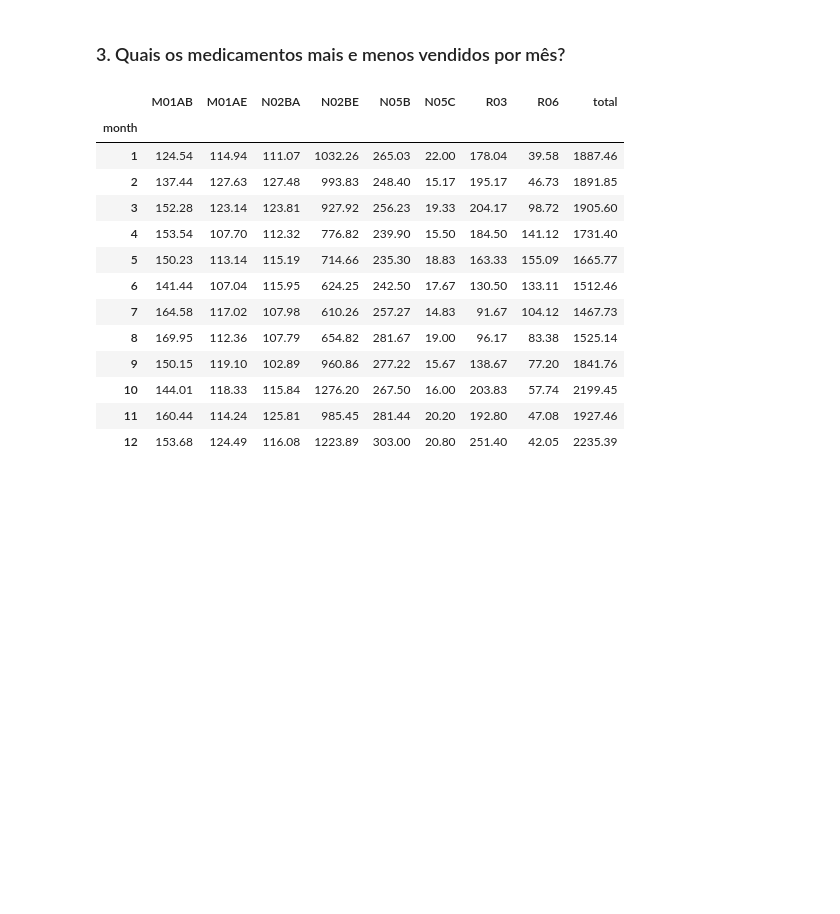
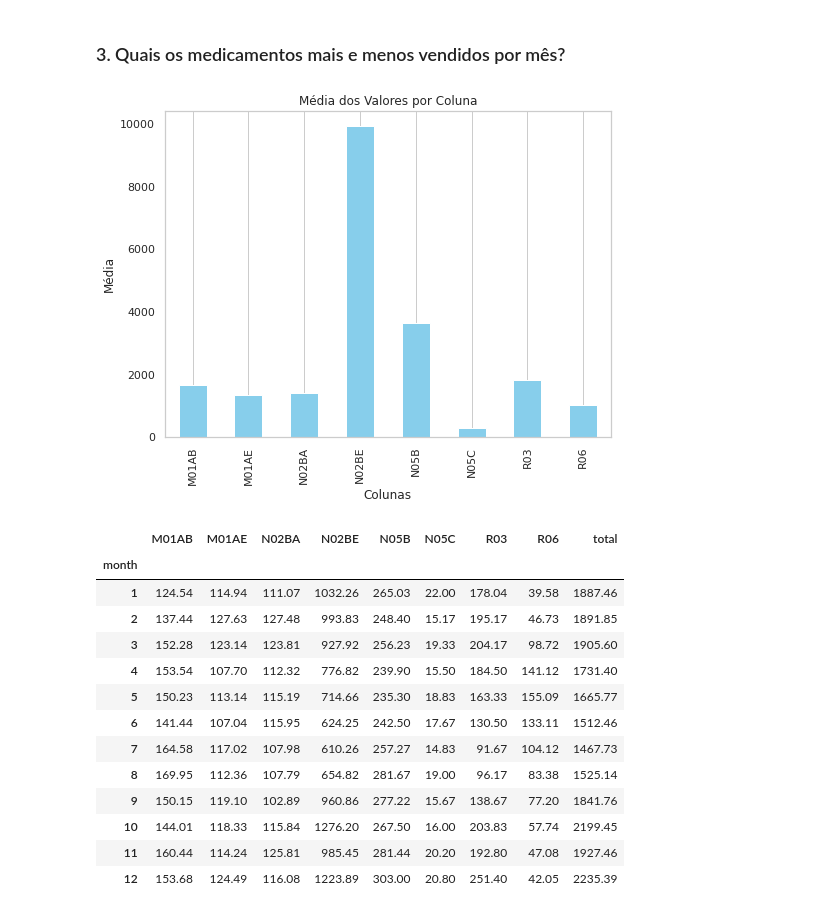
Before and after one commit to ailafelixa/EDA-Pharmaceutical-Sales, a Jupyter notebook: pharma-sales-analysis.ipynb, the cells around one changed output. Saved outputs shown, nothing was run; the diff lists cells and outputs as text; code cells hidden in the pictures; blank space fills up the shorter version.

```diff
--- a/pharma-sales-analysis.ipynb
+++ b/pharma-sales-analysis.ipynb
@@ -460,6 +489,20 @@ Em 2019 podemos observar um padrão completamente diferente. O ano se inicia com
 Analisar esses fatores pode ser interessante para definir novas estratégias de negócio e montar planos de ação para contenção de danos e impulsionamento de vendas
 # %% [markdown]
 ### 3. Quais os medicamentos mais e menos vendidos por mês? ##
+# %%
+# Criando o gráfico de barras
+mean_values = df_1.mean()
+
+plt.figure(figsize=(8, 6))  # Definindo o tamanho do gráfico (opcional)
+mean_values.plot(kind='bar', color='skyblue')  # Criando o gráfico de barras com a média
+plt.xlabel('Colunas')  # Definindo o rótulo do eixo x
+plt.ylabel('Média')  # Definindo o rótulo do eixo y
+plt.title('Média dos Valores por Coluna')  # Definindo o título do gráfico
+plt.grid(axis='y')  # Adicionando grid apenas no eixo y (opcional)
+
+plt.show()  # Mostrando o gráfico
+# %% [output]
+[figure, added]
 # %%
 #Vamos utilizar a amostra do dataset que fizemos no tópico anterior
 df_2['total'] = df_2.sum(axis=1)
```
Also changed, not shown: parts of 5 cells of this notebook.
